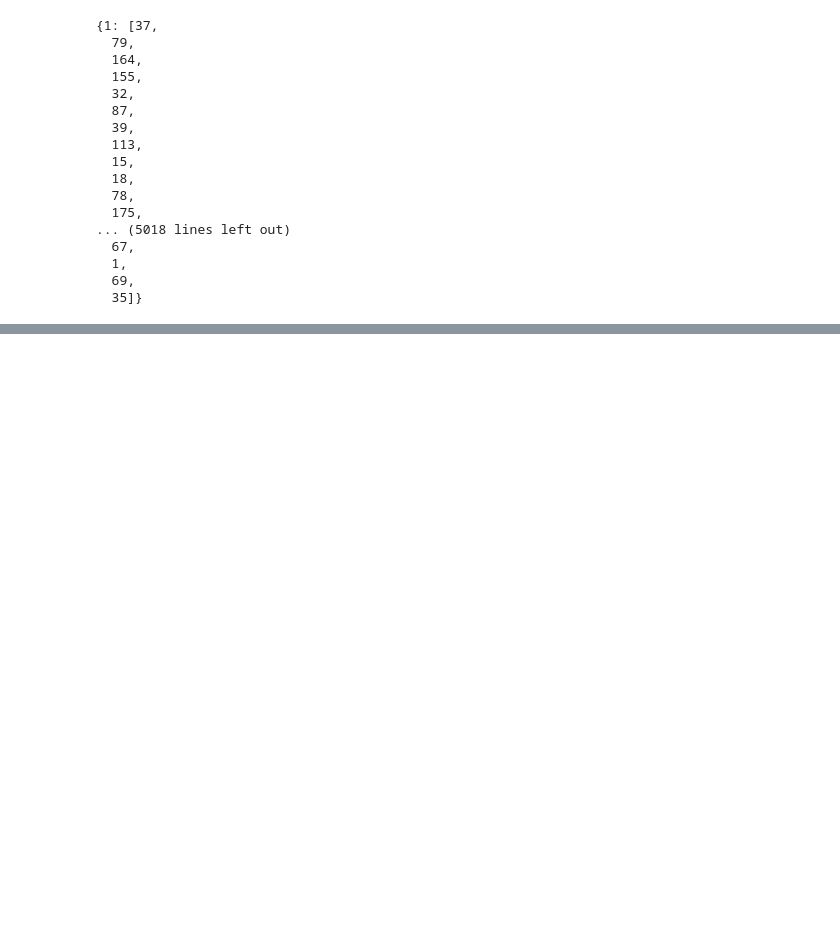
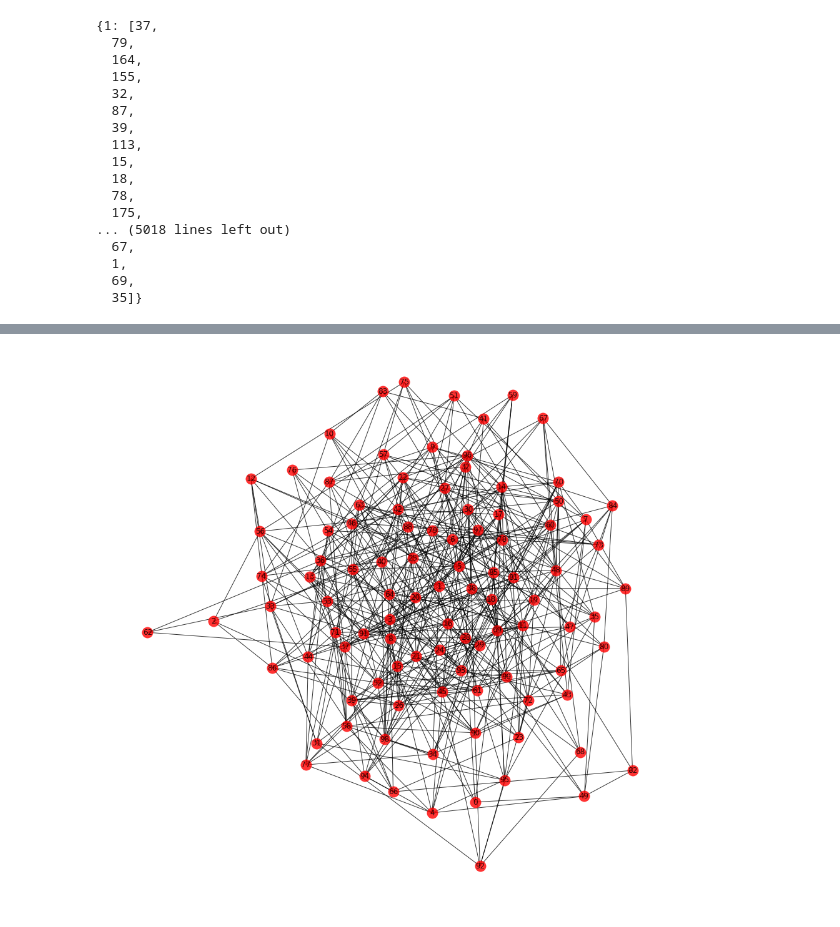
Before and after one commit to keita-dc/coursera_algorithm, a Jupyter notebook: assignment_4.ipynb, the cells around one changed output, grey strips where cells are left out. Cells and saved outputs as stored; diff of their text form; code cells hidden in the pictures; blank space fills up the shorter version.

```diff
--- a/assignment_4.ipynb
+++ b/assignment_4.ipynb
@@ -44,0 +65,9 @@ dictionary
+# %%
+plt.figure(figsize=(12,12))
+
+nx.draw(G100,
+        with_labels=True,
+        alpha=0.8)
+plt.show()
+# %% [output]
+[figure, added]
```
Also changed, not shown: parts of 6 cells of this notebook, 2 other files.
